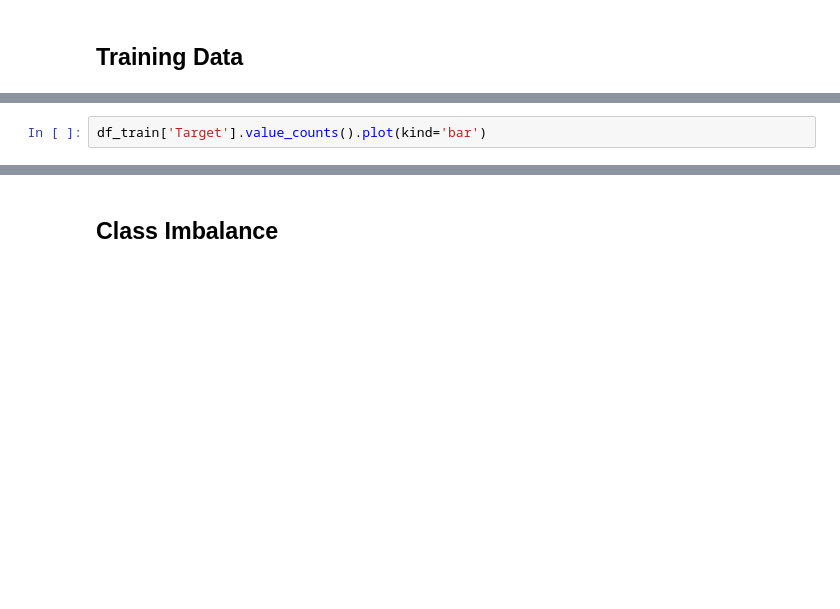
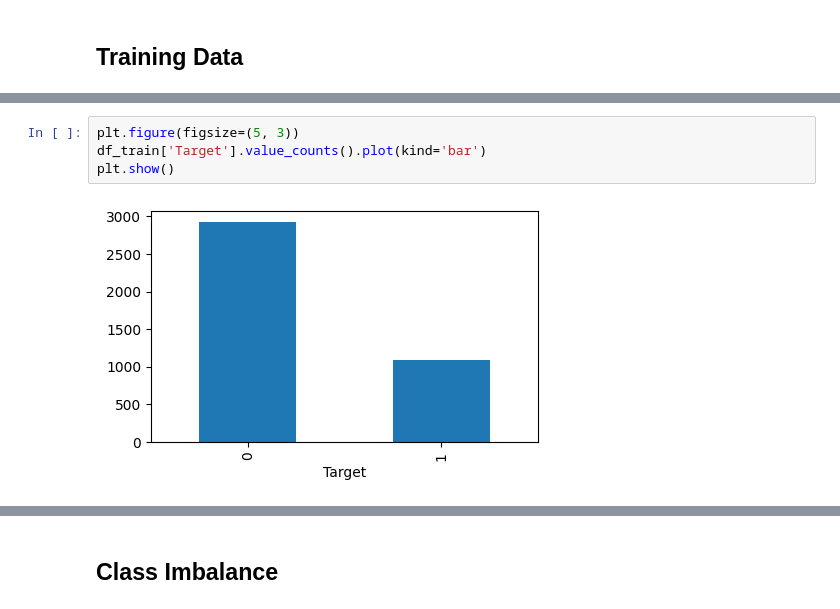
Before and after one commit to kibambe-0167/zindi-piyipc, a Jupyter notebook: app.ipynb, the cells around one changed output, grey strips where cells are left out. Cells and saved outputs as stored; diff of their text form; blank space fills up the shorter version.

```diff
--- a/app.ipynb
+++ b/app.ipynb
@@ -35,5 +43,9 @@ df_train.head()
 # %%
+plt.figure(figsize=(5, 3))
 df_train['Target'].value_counts().plot(kind='bar')
+plt.show()
+# %% [output]
+[figure, added]
 # %%
 train = df_train.drop('Target', axis=1)
 targets = df_train['Target']
```
Also changed, not shown: parts of 22 cells of this notebook, 1 other file.
